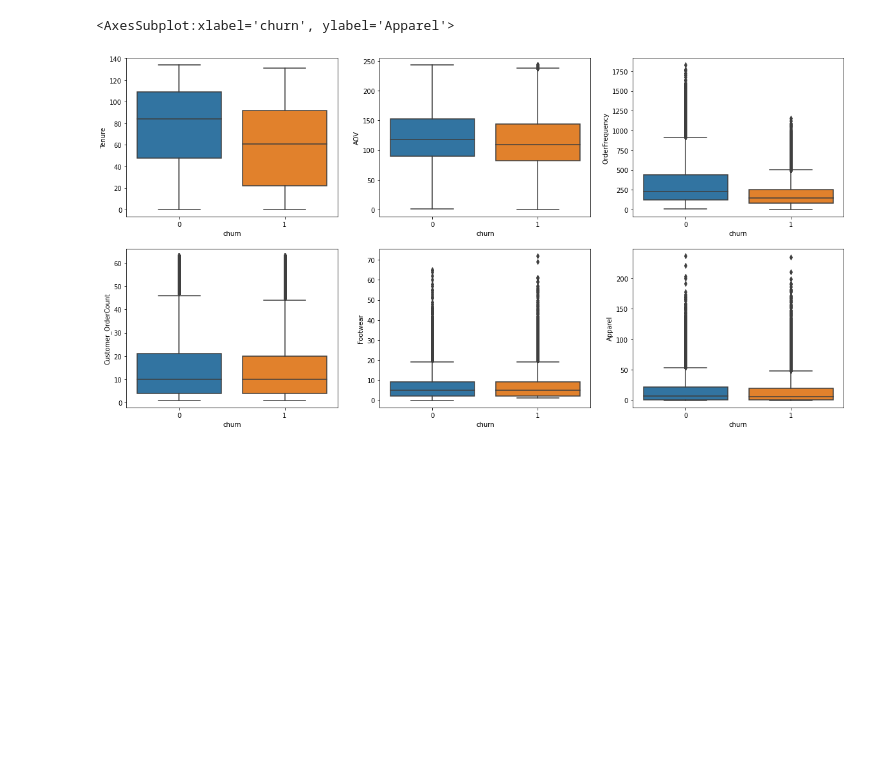
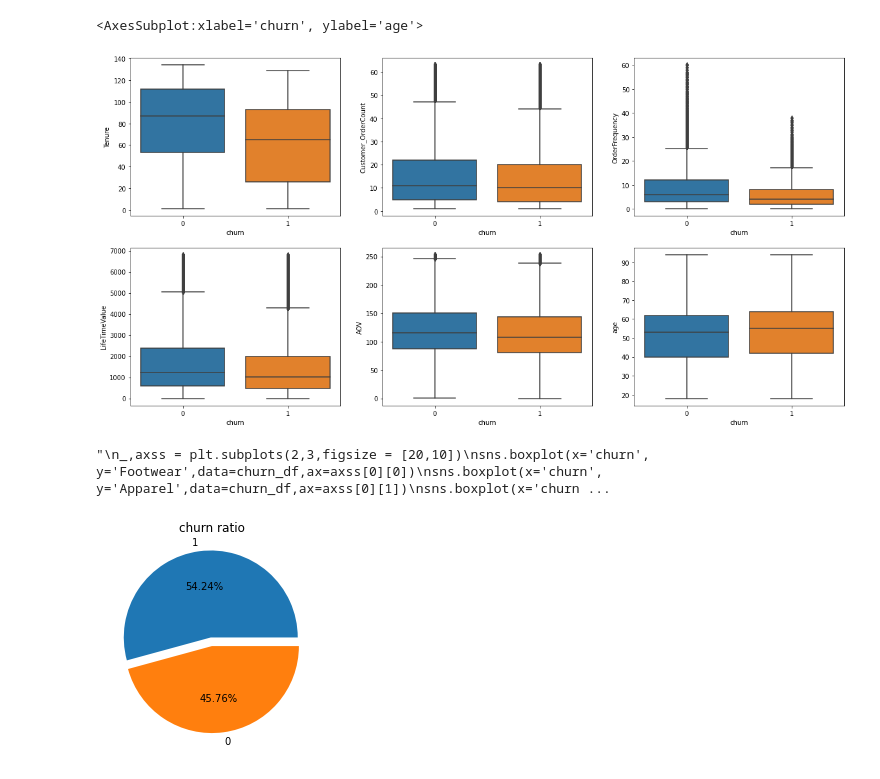
Before and after one commit to manlu96/churn-prediction, a Jupyter notebook: churn_prediction.ipynb, the cells around one changed output. Cells and saved outputs as stored; diff of their text form; code cells hidden in the pictures; blank space fills up the shorter version.

```diff
--- a/churn_prediction.ipynb
+++ b/churn_prediction.ipynb
@@ -86,12 +117,30 @@ churn_df.describe()
 # %%
 _,axss = plt.subplots(2,3,figsize = [20,10])
 sns.boxplot(x='churn', y='Tenure',data=churn_df,ax=axss[0][0])
-sns.boxplot(x='churn', y='AOV',data=churn_df,ax=axss[0][1])
+sns.boxplot(x='churn', y='Customer_OrderCount',data=churn_df,ax=axss[0][1])
 sns.boxplot(x='churn', y='OrderFrequency',data=churn_df,ax=axss[0][2])
-sns.boxplot(x='churn', y='Customer_OrderCount',data=churn_df,ax=axss[1][0])
-sns.boxplot(x='churn', y='Footwear',data=churn_df,ax=axss[1][1])
-sns.boxplot(x='churn', y='Apparel',data=churn_df,ax=axss[1][2])
+sns.boxplot(x='churn', y='LifeTimeValue',data=churn_df,ax=axss[1][0])
+sns.boxplot(x='churn', y='AOV',data=churn_df,ax=axss[1][1])
+sns.boxplot(x='churn', y='age',data=churn_df,ax=axss[1][2])
 # %% [output]
-<AxesSubplot:xlabel='churn', ylabel='Apparel'>
+<AxesSubplot:xlabel='churn', ylabel='age'>
-[figure, old version]
+[figure, new version]
+# %%
+'''
+_,axss = plt.subplots(2,3,figsize = [20,10])
+sns.boxplot(x='churn', y='Footwear',data=churn_df,ax=axss[0][0])
+sns.boxplot(x='churn', y='Apparel',data=churn_df,ax=axss[0][1])
+sns.boxplot(x='churn', y='Hats',data=churn_df,ax=axss[0][2])
+sns.boxplot(x='churn', y='Gifts_Home',data=churn_df,ax=axss[1][0])
+sns.boxplot(x='churn', y='Accessories',data=churn_df,ax=axss[1][1])
+sns.boxplot(x='churn', y='Misc_Startup',data=churn_df,ax=axss[1][2])
+'''
+# %% [output]
+"\n_,axss = plt.subplots(2,3,figsize = [20,10])\nsns.boxplot(x='churn', y='Footwear',data=churn_df,ax=axss[0][0])\nsns.boxplot(x='churn', y='Apparel',data=churn_df,ax=axss[0][1])\nsns.boxplot(x='churn ...
+# %%
+plt.pie(churn_df['churn'].value_counts(),labels=churn_df['churn'].value_counts().index,autopct='%1.2f%%',explode=(0.1,0))
+plt.title('churn ratio')
+plt.show()
+# %% [output]
+[figure, added]
 # %%
```
Also changed, not shown: parts of 32 cells of this notebook.
